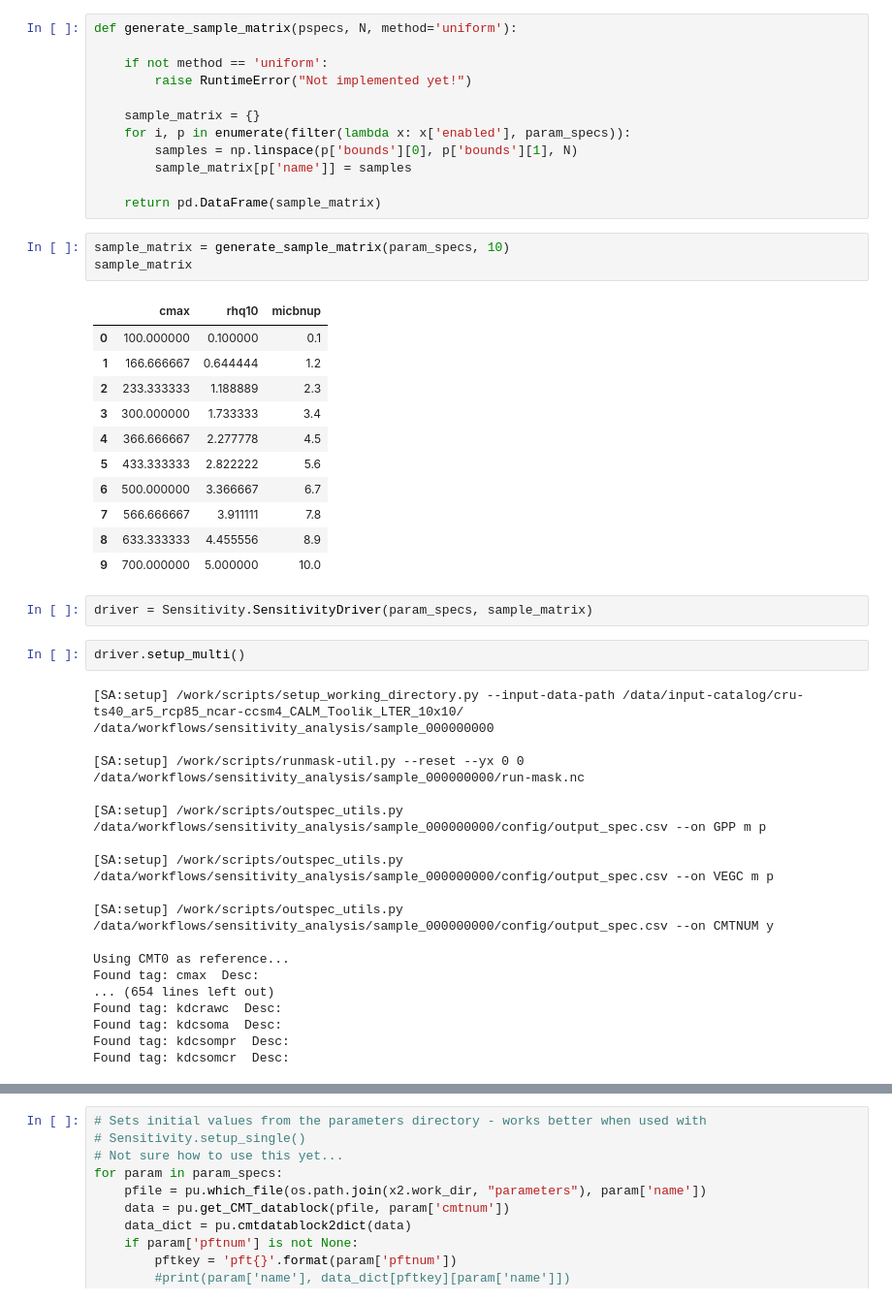
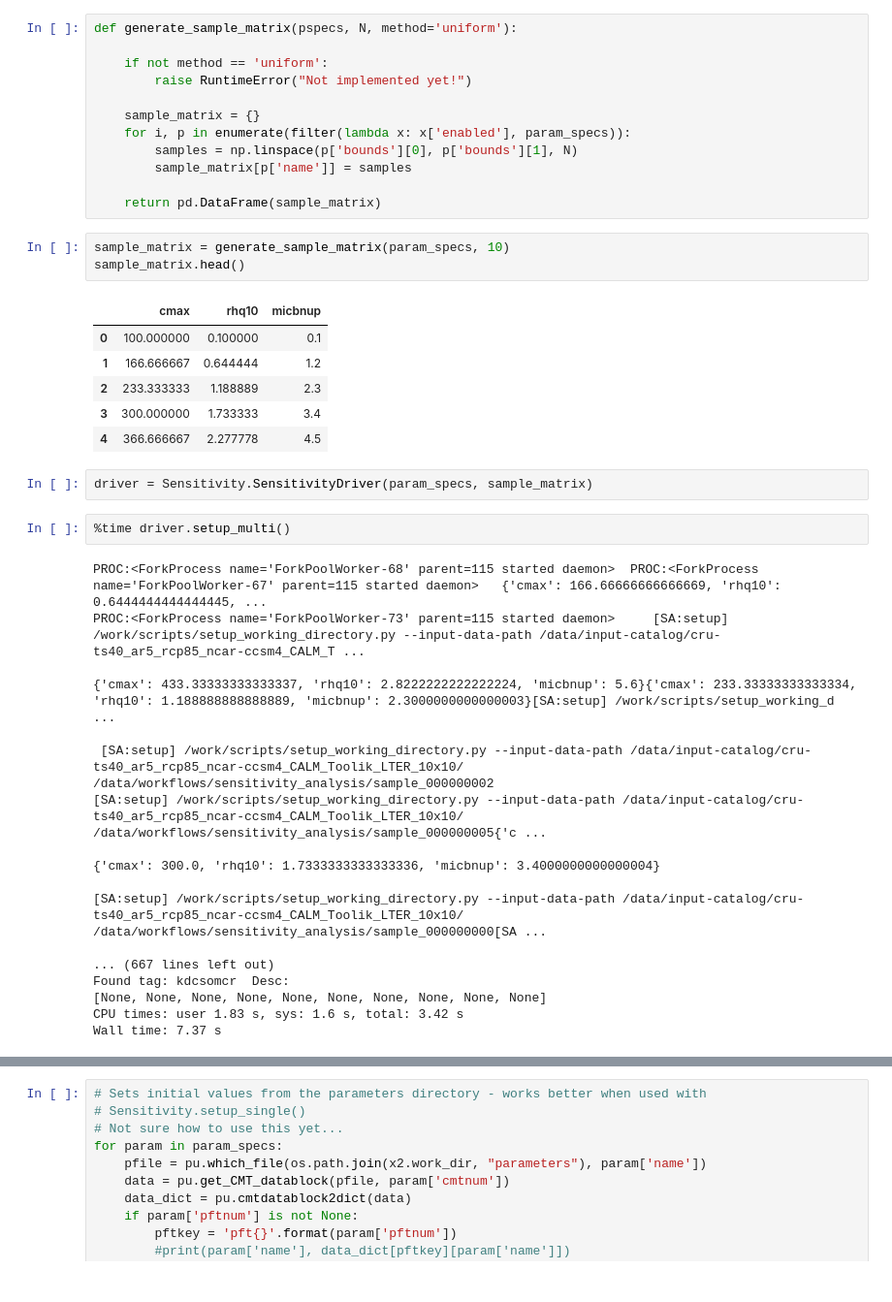
Before and after one commit to uaf-arctic-eco-modeling/dvm-dos-tem, a Jupyter notebook: scripts/Docker-sensitivity-workflow.ipynb, the cells around one changed output, grey strips where cells are left out. Shown at 97% size. Saved outputs shown, nothing was run; the diff lists cells and outputs as text.

```diff
--- a/scripts/Docker-sensitivity-workflow.ipynb
+++ b/scripts/Docker-sensitivity-workflow.ipynb
@@ -52,38 +52,33 @@ def generate_sample_matrix(pspecs, N, method='uniform'):
     return pd.DataFrame(sample_matrix)
 # %%
 sample_matrix = generate_sample_matrix(param_specs, 10)
-sample_matrix
+sample_matrix.head()
 # %% [output]
 |  | cmax | rhq10 | micbnup |
 | 0 | 100.000000 | 0.100000 | 0.1 |
 | 1 | 166.666667 | 0.644444 | 1.2 |
 | 2 | 233.333333 | 1.188889 | 2.3 |
 | 3 | 300.000000 | 1.733333 | 3.4 |
 | 4 | 366.666667 | 2.277778 | 4.5 |
-| 5 | 433.333333 | 2.822222 | 5.6 |
-| 6 | 500.000000 | 3.366667 | 6.7 |
-| 7 | 566.666667 | 3.911111 | 7.8 |
-| 8 | 633.333333 | 4.455556 | 8.9 |
-| 9 | 700.000000 | 5.000000 | 10.0 |
 # %%
 driver = Sensitivity.SensitivityDriver(param_specs, sample_matrix)
 # %%
-driver.setup_multi()
+%time driver.setup_multi()
 # %% [output]
-[SA:setup] /work/scripts/setup_working_directory.py --input-data-path /data/input-catalog/cru-ts40_ar5_rcp85_ncar-ccsm4_CALM_Toolik_LTER_10x10/ /data/workflows/sensitivity_analysis/sample_000000000
+PROC:<ForkProcess name='ForkPoolWorker-68' parent=115 started daemon>  PROC:<ForkProcess name='ForkPoolWorker-67' parent=115 started daemon>   {'cmax': 166.66666666666669, 'rhq10': 0.6444444444444445, ...
+PROC:<ForkProcess name='ForkPoolWorker-73' parent=115 started daemon>     [SA:setup] /work/scripts/setup_working_directory.py --input-data-path /data/input-catalog/cru-ts40_ar5_rcp85_ncar-ccsm4_CALM_T ...
 
-[SA:setup] /work/scripts/runmask-util.py --reset --yx 0 0 /data/workflows/sensitivity_analysis/sample_000000000/run-mask.nc
+{'cmax': 433.33333333333337, 'rhq10': 2.8222222222222224, 'micbnup': 5.6}{'cmax': 233.33333333333334, 'rhq10': 1.188888888888889, 'micbnup': 2.3000000000000003}[SA:setup] /work/scripts/setup_working_d ...
 
-[SA:setup] /work/scripts/outspec_utils.py /data/workflows/sensitivity_analysis/sample_000000000/config/output_spec.csv --on GPP m p
+ [SA:setup] /work/scripts/setup_working_directory.py --input-data-path /data/input-catalog/cru-ts40_ar5_rcp85_ncar-ccsm4_CALM_Toolik_LTER_10x10/ /data/workflows/sensitivity_analysis/sample_000000002
+[SA:setup] /work/scripts/setup_working_directory.py --input-data-path /data/input-catalog/cru-ts40_ar5_rcp85_ncar-ccsm4_CALM_Toolik_LTER_10x10/ /data/workflows/sensitivity_analysis/sample_000000005{'c ...
 
-[SA:setup] /work/scripts/outspec_utils.py /data/workflows/sensitivity_analysis/sample_000000000/config/output_spec.csv --on VEGC m p
+{'cmax': 300.0, 'rhq10': 1.7333333333333336, 'micbnup': 3.4000000000000004}
 
-[SA:setup] /work/scripts/outspec_utils.py /data/workflows/sensitivity_analysis/sample_000000000/config/output_spec.csv --on CMTNUM y
+[SA:setup] /work/scripts/setup_working_directory.py --input-data-path /data/input-catalog/cru-ts40_ar5_rcp85_ncar-ccsm4_CALM_Toolik_LTER_10x10/ /data/workflows/sensitivity_analysis/sample_000000000[SA ...
 
-Using CMT0 as reference...
-Found tag: cmax  Desc:
-... (654 lines left out)
-Found tag: kdcrawc  Desc:
-Found tag: kdcsoma  Desc:
-Found tag: kdcsompr  Desc:
+... (667 lines left out)
 Found tag: kdcsomcr  Desc:
+[None, None, None, None, None, None, None, None, None, None]
+CPU times: user 1.83 s, sys: 1.6 s, total: 3.42 s
+Wall time: 7.37 s
```
Also changed, not shown: parts of 9 cells of this notebook, 2 other files.
